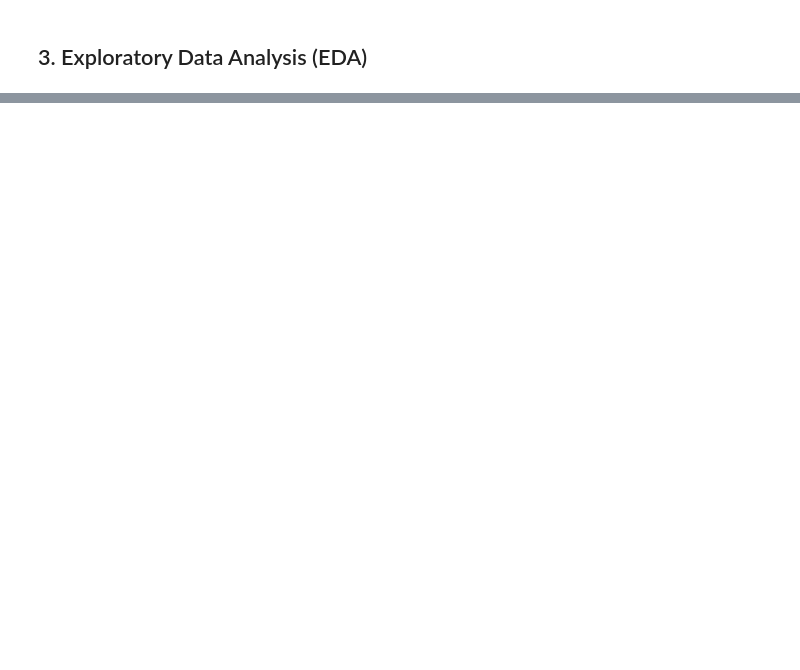
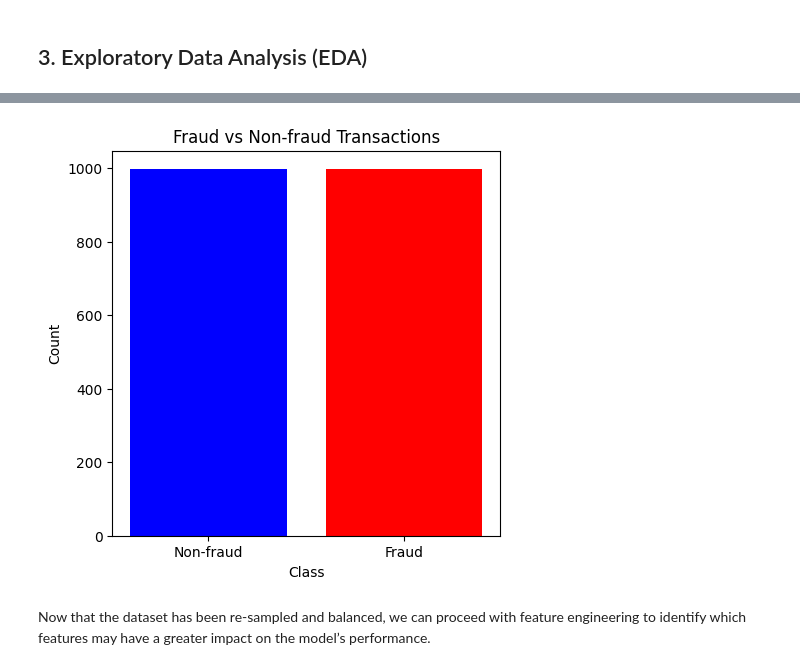
Before and after one commit to KimHLU/1164911, a Jupyter notebook: Kim_1164911.ipynb, the cells around one changed output, grey strips where cells are left out. Saved outputs shown, nothing was run; the diff lists cells and outputs as text; code cells hidden in the pictures; blank space fills up the shorter version.

```diff
--- a/Kim_1164911.ipynb
+++ b/Kim_1164911.ipynb
@@ -182,0 +264,15 @@ By taking this approach, we identified 113 outliers in the "amount" column. Befo
+# %%
+#Use SMOTE to handle the imbalance dataset
+list = ['v1', 'v2', 'v3', 'v4', 'v5', 'v6', 'v7', 'v8', 'v9', 'v10',
+       'v11', 'v12', 'v13', 'v14', 'v15', 'v16', 'v17', 'v18', 'v19', 'v20',
+       'v21', 'v22', 'v23', 'v24', 'v25', 'v26', 'v27', 'v28', 'amount'
+       ]
+
+X = df[list]
+y = df['class']
+print('The original dataset shape: %s' % Counter(y))
+
+#re-sample the dataset using RandomOverSampler
+ros = RandomOverSampler(random_state = 42)
+X_res, y_res = ros.fit_resample(X, y)
+print('The resampled dataset shape: %s' % Counter(y_res))
@@ -182,0 +295,13 @@ By taking this approach, we identified 113 outliers in the "amount" column. Befo
+# %%
+#Create the bin char to see the distribution of the target variable after re-sampling
+class_count_res = y_res.value_counts()
+plt.figure(figsize = [5,5])
+plt.bar(class_count_res.index, class_count_res.values, color = ['blue', 'red'], tick_label=['Non-fraud', 'Fraud'])
+plt.xlabel('Class')
+plt.ylabel('Count')
+plt.title('Fraud vs Non-fraud Transactions')
+plt.show()
+# %% [output]
+[figure, added]
+# %% [markdown]
+Now that the dataset has been re-sampled and balanced, we can proceed with feature engineering to identify which features may have a greater impact on the model’s performance.
```
Also changed, not shown: parts of 27 cells of this notebook.
